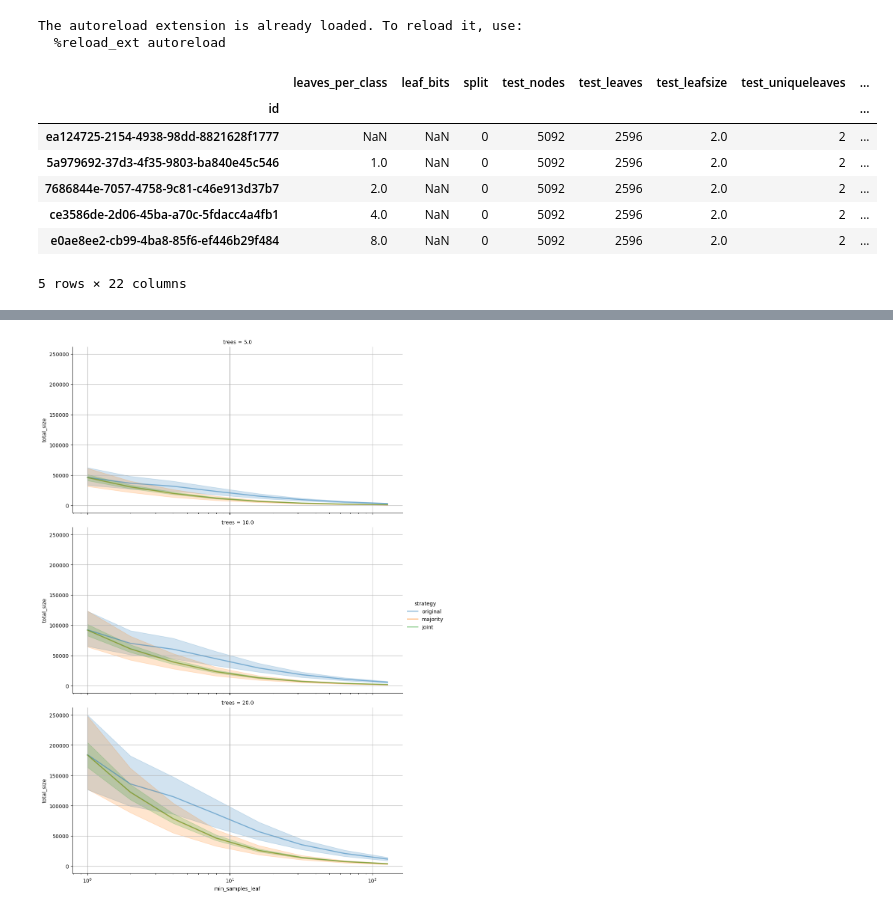
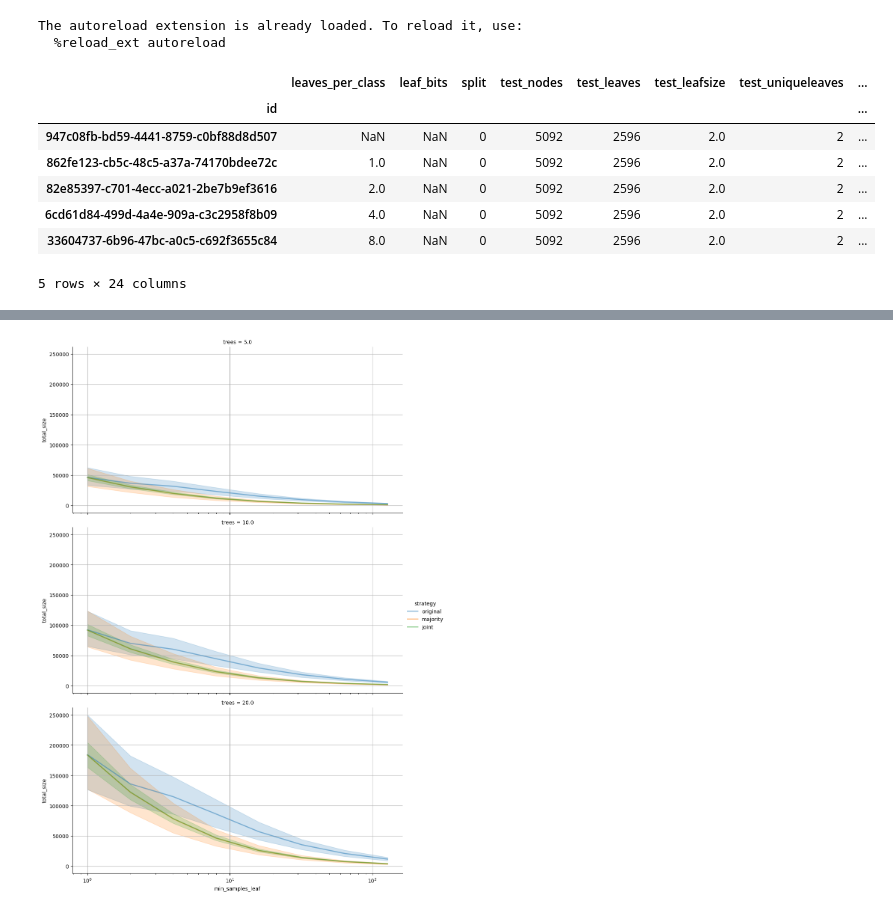
Before and after one commit to jonnor/leaf-clustering, a Jupyter notebook: notebooks/Hyperparameters.ipynb, the cells around one changed output, grey strips where cells are left out. Cells and saved outputs as stored; diff of their text form; code cells hidden in the pictures.

```diff
--- a/notebooks/Hyperparameters.ipynb
+++ b/notebooks/Hyperparameters.ipynb
@@ -29,23 +29,23 @@ def read_parquet(pattern, **kwargs):
 # %%
 ref = read_parquet('../output/results/trees_min_samples_leaf_2/*sklearn*')
 ref['min_samples_leaf'] = 1
 ref['trees'] = 100
-hyper = read_parquet('../output/results/trees_min_samples_leaf_2/*trees*')
+hyper = read_parquet('../output/results/max_depth/*trees*')
 hyper['trees'] = hyper.n_estimators
 data = pandas.concat([ref, hyper], ignore_index=True)
 data = enrich_results(data)
 #data['total_size_kb'] = data.total_size / 1000
 data['leaf_size_percent'] = 100.0 * (data['leaf_size'] / data['total_size'])
 data['unique_leaves_percent'] = 100.0 * (data['test_uniqueleaves'] / data['test_leaves'])
 data = data[~data.dataset.isin(['1510'])]
 data.head(5)
 # %% [output]
 |  | leaves_per_class | leaf_bits | split | test_nodes | test_leaves | test_leafsize | test_uniqueleaves | ... |
 | id |  |  |  |  |  |  |  | ... |
-| ea124725-2154-4938-98dd-8821628f1777 | NaN | NaN | 0 | 5092 | 2596 | 2.0 | 2 | ... |
-| 5a979692-37d3-4f35-9803-ba840e45c546 | 1.0 | NaN | 0 | 5092 | 2596 | 2.0 | 2 | ... |
-| 7686844e-7057-4758-9c81-c46e913d37b7 | 2.0 | NaN | 0 | 5092 | 2596 | 2.0 | 2 | ... |
-| ce3586de-2d06-45ba-a70c-5fdacc4a4fb1 | 4.0 | NaN | 0 | 5092 | 2596 | 2.0 | 2 | ... |
-| e0ae8ee2-cb99-4ba8-85f6-ef446b29f484 | 8.0 | NaN | 0 | 5092 | 2596 | 2.0 | 2 | ... |
+| 947c08fb-bd59-4441-8759-c0bf88d8d507 | NaN | NaN | 0 | 5092 | 2596 | 2.0 | 2 | ... |
+| 862fe123-cb5c-48c5-a37a-74170bdee72c | 1.0 | NaN | 0 | 5092 | 2596 | 2.0 | 2 | ... |
+| 82e85397-c701-4ecc-a021-2be7b9ef3616 | 2.0 | NaN | 0 | 5092 | 2596 | 2.0 | 2 | ... |
+| 6cd61d84-499d-4a4e-909a-c3c2958f8b09 | 4.0 | NaN | 0 | 5092 | 2596 | 2.0 | 2 | ... |
+| 33604737-6b96-47bc-a0c5-c692f3655c84 | 8.0 | NaN | 0 | 5092 | 2596 | 2.0 | 2 | ... |
-5 rows × 22 columns
+5 rows × 24 columns
 # %%
```
Also changed, not shown: parts of 11 cells of this notebook, 1 other file.
